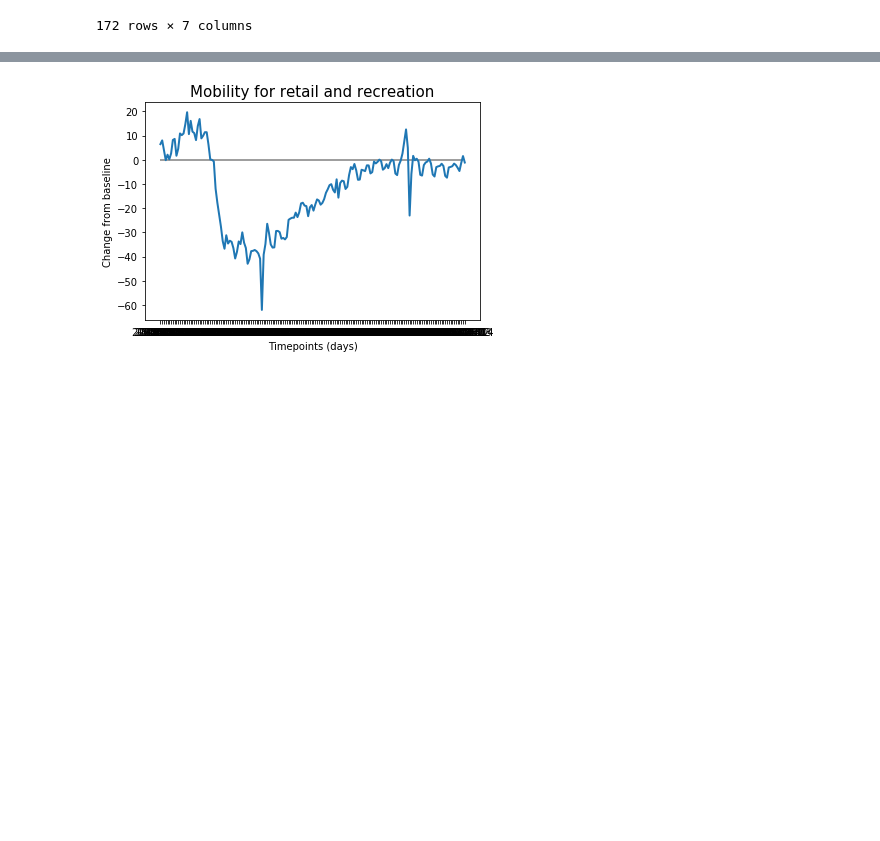
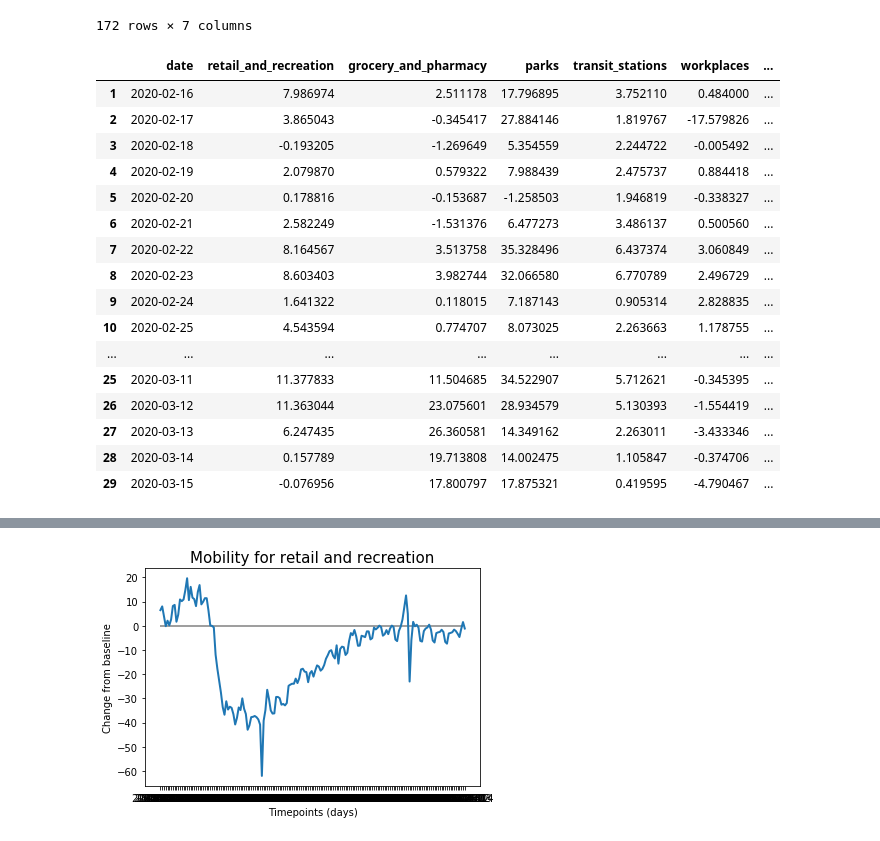
Before and after one commit to LisaHarrison08/Project_G4, a Jupyter notebook: S/St Start.ipynb, the cells around one changed output, grey strips where cells are left out. Cells and saved outputs as stored; diff of their text form; code cells hidden in the pictures; blank space fills up the shorter version.

```diff
--- a/S/St Start.ipynb
+++ b/S/St Start.ipynb
@@ -137,3 +141,27 @@ data_by_date_df
 | 170 | 2020-08-03 | 1.516552 | 7.114116 | 56.354717 | -6.108588 | -27.709433 | ... |
 | 171 | 2020-08-04 | -1.150339 | 4.792763 | 59.988506 | -8.247805 | -29.297317 | ... |
 172 rows × 7 columns
+# %%
+start_date = "2020-02-15"
+end_date = "2020-03-15"
+mask = (data_by_date_df["date"] > start_date) & (data_by_date_df["date"] <= end_date)
+first_month_df = data_by_date_df.loc[mask]
+first_month_df
+# %% [output]
+|  | date | retail_and_recreation | grocery_and_pharmacy | parks | transit_stations | workplaces | ... |
+| 1 | 2020-02-16 | 7.986974 | 2.511178 | 17.796895 | 3.752110 | 0.484000 | ... |
+| 2 | 2020-02-17 | 3.865043 | -0.345417 | 27.884146 | 1.819767 | -17.579826 | ... |
+| 3 | 2020-02-18 | -0.193205 | -1.269649 | 5.354559 | 2.244722 | -0.005492 | ... |
+| 4 | 2020-02-19 | 2.079870 | 0.579322 | 7.988439 | 2.475737 | 0.884418 | ... |
+| 5 | 2020-02-20 | 0.178816 | -0.153687 | -1.258503 | 1.946819 | -0.338327 | ... |
+| 6 | 2020-02-21 | 2.582249 | -1.531376 | 6.477273 | 3.486137 | 0.500560 | ... |
+| 7 | 2020-02-22 | 8.164567 | 3.513758 | 35.328496 | 6.437374 | 3.060849 | ... |
+| 8 | 2020-02-23 | 8.603403 | 3.982744 | 32.066580 | 6.770789 | 2.496729 | ... |
+| 9 | 2020-02-24 | 1.641322 | 0.118015 | 7.187143 | 0.905314 | 2.828835 | ... |
+| 10 | 2020-02-25 | 4.543594 | 0.774707 | 8.073025 | 2.263663 | 1.178755 | ... |
+| ... | ... | ... | ... | ... | ... | ... | ... |
+| 25 | 2020-03-11 | 11.377833 | 11.504685 | 34.522907 | 5.712621 | -0.345395 | ... |
+| 26 | 2020-03-12 | 11.363044 | 23.075601 | 28.934579 | 5.130393 | -1.554419 | ... |
+| 27 | 2020-03-13 | 6.247435 | 26.360581 | 14.349162 | 2.263011 | -3.433346 | ... |
+| 28 | 2020-03-14 | 0.157789 | 19.713808 | 14.002475 | 1.105847 | -0.374706 | ... |
+| 29 | 2020-03-15 | -0.076956 | 17.800797 | 17.875321 | 0.419595 | -4.790467 | ... |
```
Also changed, not shown: parts of 6 cells of this notebook, 2 other files.
